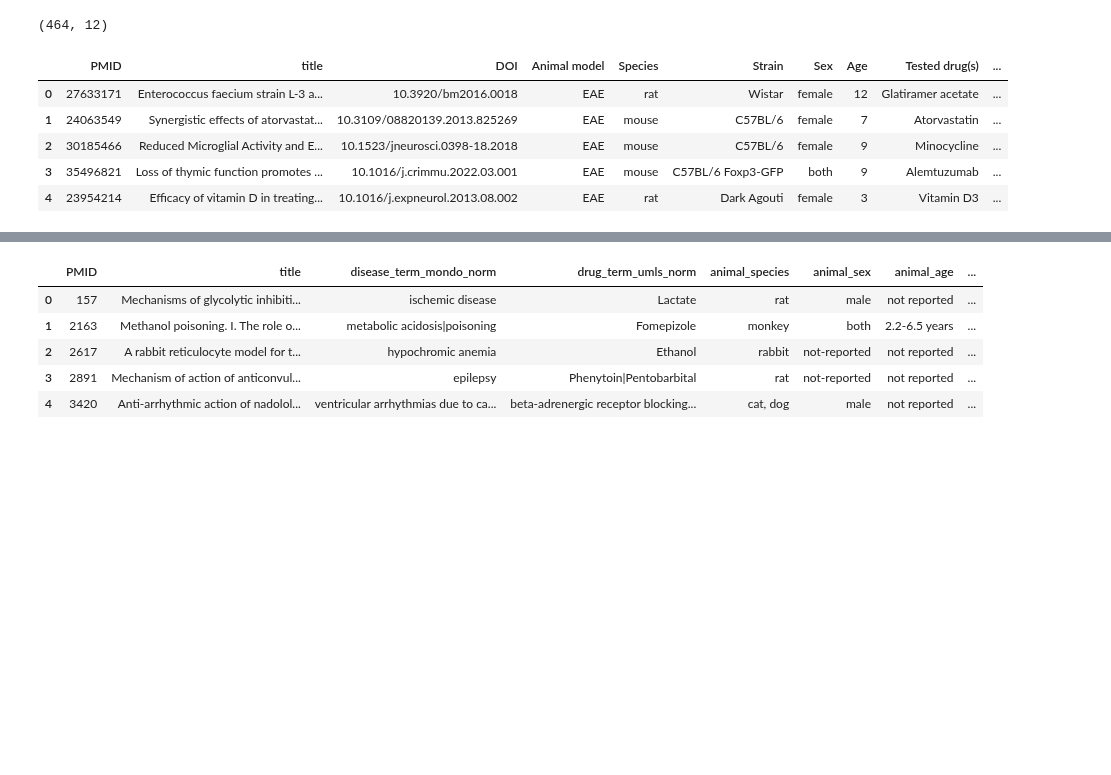
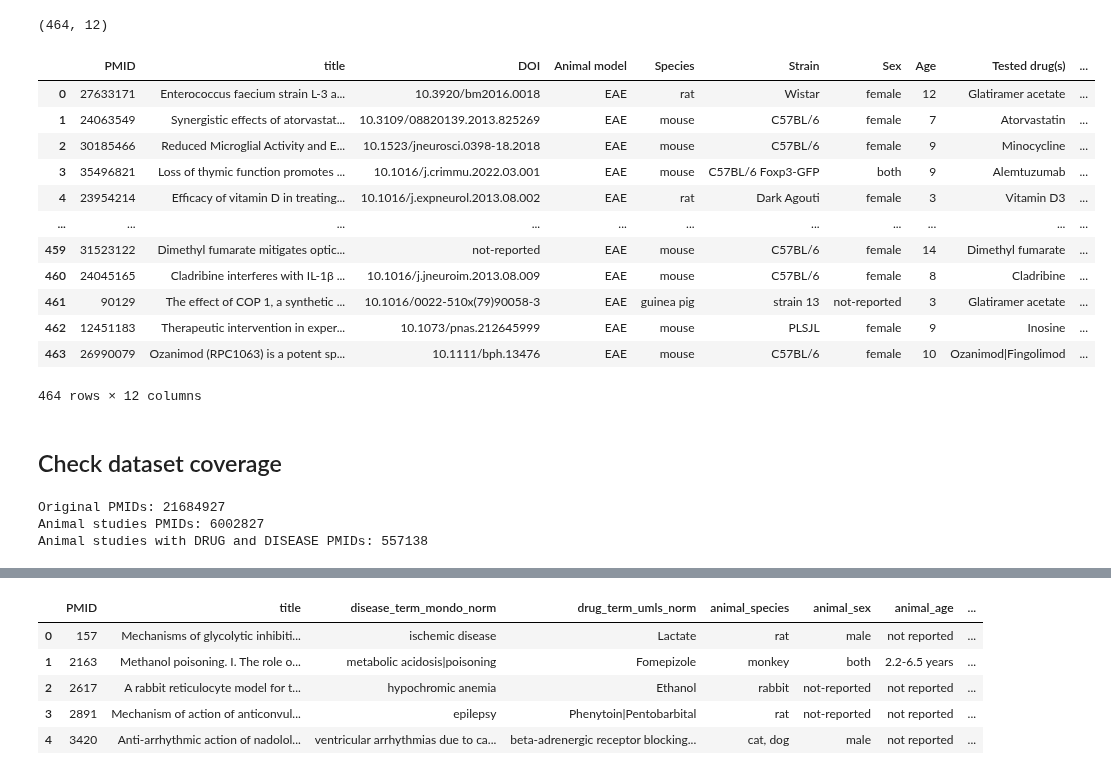
Before and after one commit to Ineichen-Group/Preclinical_DrugDisease_Translation_Pipeline, a Jupyter notebook: 05_syst_reviews_validation/Check_MS_Annotations.ipynb, the cells around one changed output, grey strips where cells are left out. Drawn from its saved outputs; the diff is of its cells as text; code cells hidden in the pictures; blank space fills up the shorter version.

```diff
--- a/05_syst_reviews_validation/Check_MS_Annotations.ipynb
+++ b/05_syst_reviews_validation/Check_MS_Annotations.ipynb
@@ -31,21 +35,44 @@ ms_hermes = pd.read_csv("./data/ms_berger_sr/HERMES_INCLUDED_PMIDs_valid_title_a
 ms_hermes = ms_hermes.rename(columns={'pmid':'PMID'})
 ms_hermes = ms_hermes.drop(columns={'doi'})
 ms_hermes = ms_hermes.fillna("not-reported")
+
+def merge_tested_drugs(row):
+    drugs = [
+        str(row["Tested drug(s)"]).strip(),
+        str(row["Tested drug 2"]).strip(),
+        str(row["Tested drug 3"]).strip(),
+    ]
+    # Keep only valid entries (not 'not-reported', not empty, not NaN)
+    valid = [d for d in drugs if d and d.lower() != "not-reported" and d.lower() != "nan"]
+    return "|".join(valid) if valid else "not-reported"
+
+ms_hermes["Tested drug(s)"] = ms_hermes.apply(merge_tested_drugs, axis=1)
+ms_hermes = ms_hermes.drop(columns=["Tested drug 2", "Tested drug 3"])
+
 ms_hermes.shape
 # %% [output]
 (464, 12)
 # %%
-ms_hermes.head()
+ms_hermes
 # %% [output]
 |  | PMID | title | DOI | Animal model | Species | Strain | Sex | Age | Tested drug(s) | ... |
 | 0 | 27633171 | Enterococcus faecium strain L-3 a... | 10.3920/bm2016.0018 | EAE | rat | Wistar | female | 12 | Glatiramer acetate | ... |
 | 1 | 24063549 | Synergistic effects of atorvastat... | 10.3109/08820139.2013.825269 | EAE | mouse | C57BL/6 | female | 7 | Atorvastatin | ... |
 | 2 | 30185466 | Reduced Microglial Activity and E... | 10.1523/jneurosci.0398-18.2018 | EAE | mouse | C57BL/6 | female | 9 | Minocycline | ... |
 | 3 | 35496821 | Loss of thymic function promotes ... | 10.1016/j.crimmu.2022.03.001 | EAE | mouse | C57BL/6 Foxp3-GFP | both | 9 | Alemtuzumab | ... |
 | 4 | 23954214 | Efficacy of vitamin D in treating... | 10.1016/j.expneurol.2013.08.002 | EAE | rat | Dark Agouti | female | 3 | Vitamin D3 | ... |
+| ... | ... | ... | ... | ... | ... | ... | ... | ... | ... | ... |
+| 459 | 31523122 | Dimethyl fumarate mitigates optic... | not-reported | EAE | mouse | C57BL/6 | female | 14 | Dimethyl fumarate | ... |
+| 460 | 24045165 | Cladribine interferes with IL-1β ... | 10.1016/j.jneuroim.2013.08.009 | EAE | mouse | C57BL/6 | female | 8 | Cladribine | ... |
+| 461 | 90129 | The effect of COP 1, a synthetic ... | 10.1016/0022-510x(79)90058-3 | EAE | guinea pig | strain 13 | not-reported | 3 | Glatiramer acetate | ... |
+| 462 | 12451183 | Therapeutic intervention in exper... | 10.1073/pnas.212645999 | EAE | mouse | PLSJL | female | 9 | Inosine | ... |
+| 463 | 26990079 | Ozanimod (RPC1063) is a potent sp... | 10.1111/bph.13476 | EAE | mouse | C57BL/6 | female | 10 | Ozanimod|Fingolimod | ... |
+464 rows × 12 columns
 # %%
 base_annotation_dir = "/shares/animalwelfare.crs.uzh/Preclinical_Pipeline/08_IE_full_text/model_predictions"
 
 df_path_current_dataset = f"{base_annotation_dir}/full_text_combined_all_annotations.csv"
 current_dataset = pd.read_csv(df_path_current_dataset)[['PMID','title','disease_term_mondo_norm','drug_term_umls_norm','animal_species','animal_sex','animal_age','animal_strain','animal_number']]
 current_dataset['animal_sex'] = current_dataset['animal_sex'].apply(lambda x:x.replace("sex-",""))
+# %% [markdown]
+## Check dataset coverage
@@ -51,0 +97,6 @@ current_dataset['animal_sex'] = current_dataset['animal_sex'].apply(lambda x:x.r
+# %%
+all_query_pmids, all_animal_studies, all_with_drug_disease = load_current_pmids()
+# %% [output]
+Original PMIDs: 21684927
+Animal studies PMIDs: 6002827
+Animal studies with DRUG and DISEASE PMIDs: 557138
```
Also changed, not shown: parts of 84 cells of this notebook.
